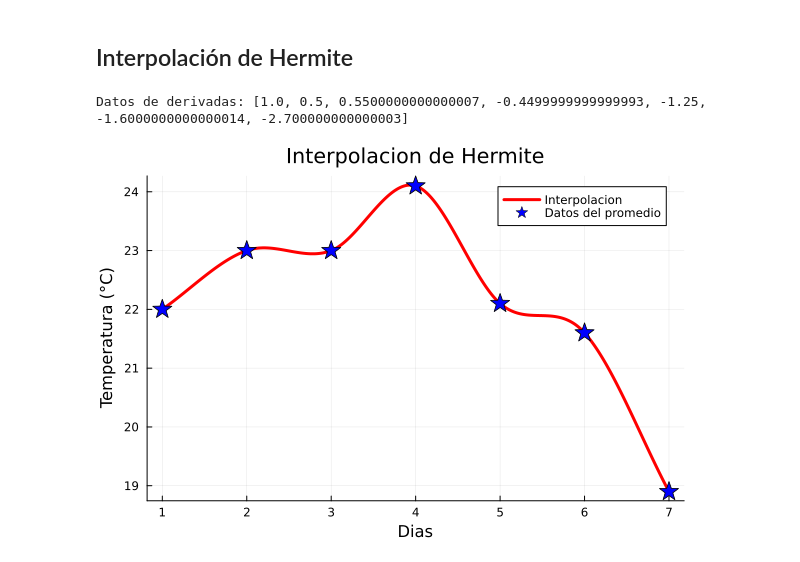
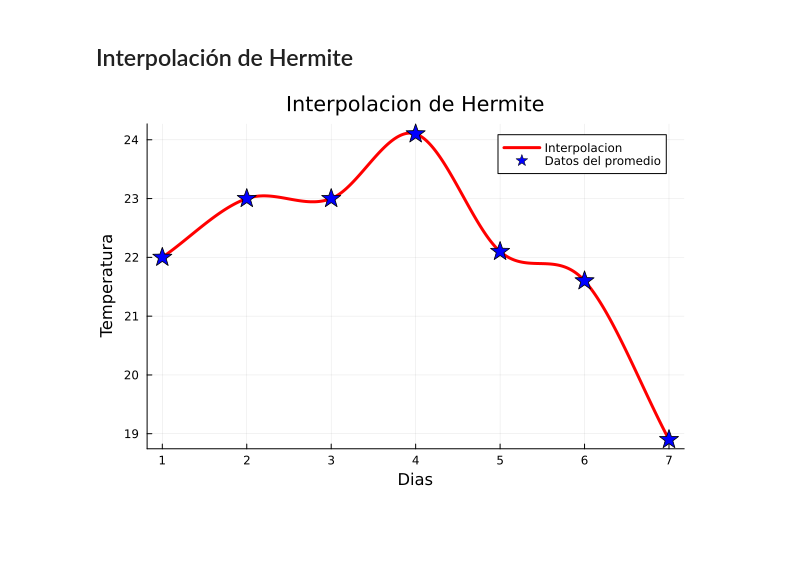
Before and after one commit to ElAdagioDeJP/Calculo_Numerico_Grupal, a Jupyter notebook: Evaluacion_2/Graficacion_Meteorologica_Interpolacion.ipynb, the cells around one changed output. Drawn from its saved outputs; the diff is of its cells as text; code cells hidden in the pictures; blank space fills up the shorter version.

```diff
--- a/Evaluacion_2/Graficacion_Meteorologica_Interpolacion.ipynb
+++ b/Evaluacion_2/Graficacion_Meteorologica_Interpolacion.ipynb
@@ -241,13 +241,11 @@ title!("Interpolación Polinómica a Trozos")
 # %% [markdown]
 ## Interpolación de Hermite
 # %%
-using PyCall
 using Plots
-np = pyimport("numpy")
 
 function derivada(x, y)
     n = length(x) #cantidad de elementos de x
-    dy = np.zeros(n)  #crea una array llena de ceros de tamano n
+    dy = zeros(n)  #crea una array llena de ceros de tamano n
 
     dy[1] = (y[2] - y[1]) / (x[2] - x[1]) #se deriva el primer punto
 
@@ -259,19 +257,6 @@ function derivada(x, y)
 
     return dy
 end
-
-
-function buscarin(x_interp, x1, x2)
-    indices = [] #se crea  el array indices
-    for (i, val) in enumerate(x_interp) #i es el numero de veces que se hace la ciclo, mientras que val es el valor de xinter en la posición
-        if x1 <= val <= x2 #si el valor de xinter esta entre los valores de x[i] y x[i+1]
-            push!(indices, i) #crea un array indices y le agrega el valor i
-        end
-    end
-    return indices
-end
-
-
 
 function interpolacionher(x, y, dy, xinter)
     n = length(x) #cantidad de elementos de x
@@ -279,42 +264,41 @@ function interpolacionher(x, y, dy, xinter)
 
     for i in 1:n-1 #hace un ciclo de 1 a n-1
         h = x[i + 1] - x[i] #se calcula el tamano de paso entre los puntos que te dan
 
         t = (xinter .- x[i]) / h #se calcula los valores normalizados para la interpolacion de Hermite
 
         h00 = 2 .* t.^3 .- 3 .* t.^2 .+ 1 #se utilizan estos valores para interpolar los valores de y y dy en los puntos xinter
         h10 = t.^3 .- 2 .* t.^2 .+ t
         h01 = -2 .* t.^3 .+ 3 .* t.^2
         h11 = t.^3 .- t.^2
 
-        idx = buscarin(xinter, x[i], x[i + 1]) #se llama a la función buscari
+        indices = [] #se crea  el array indices
+        for (j, val) in enumerate(xinter) #i es el numero de veces que se hace la ciclo, mientras que val es el valor de xinter en la posición
+            if x[i] <= val <= x[i+1] #si el valor de xinter esta entre los valores de x[i] y x[i+1]
+                push!(indices, j) #crea un array indices y le agrega el valor i
+            end
+        end
 
-        for j in idx # se hace un ciclo de los valores de indices
+        for j in indices # se hace un ciclo de los valores de indices
             yinter[j] = h00[j] * y[i] + h10[j] * h * dy[i] + h01[j] * y[i + 1] + h11[j] * h * dy[i + 1]
         end
 
     end
     return yinter
 end
 
-x = np.array(1:7)#crea un array de uno a siete
+x = collect(1:7)#crea un array de uno a siete
 y = temperatura #se llama a la array temperatura como y
-
 
 x = convert(Array{Float64}, x) #Convierte la array x a una array float si no lo era antes
 
-
 dy = derivada(x, y)
 
-
-xv = np.linspace(x[1], x[end], 1000) #genera mil puntos entre el primer elemento de x y el último para suavizar la lineas
+xv = range(x[1], stop=x[end], length=1000) #genera mil puntos entre el primer elemento de x y el último para suavizar la lineas
 yinterh = interpolacionher(x, y, dy, xv) #crea la interpolación de Hermite
-
-println("Datos de derivadas: $dy")
 
 plot(xv, yinterh, label="Interpolacion",color=:red , linewidth=3)
 scatter!(x, y, label="Datos del promedio", color=:blue, marker=:star, markersize=10)
-plot!(title = "Interpolacion de Hermite", xlabel = "Dias", ylabel = "Temperatura (°C)")
+plot!(title = "Interpolacion de Hermite", xlabel = "Dias", ylabel = "Temperatura")
 # %% [output]
-Datos de derivadas: [1.0, 0.5, 0.5500000000000007, -0.4499999999999993, -1.25, -1.6000000000000014, -2.700000000000003]
-[figure, old version]
+[figure, new version]
```
